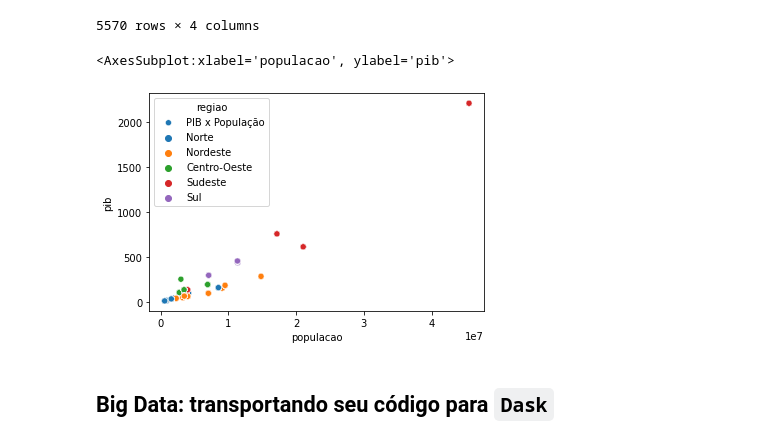
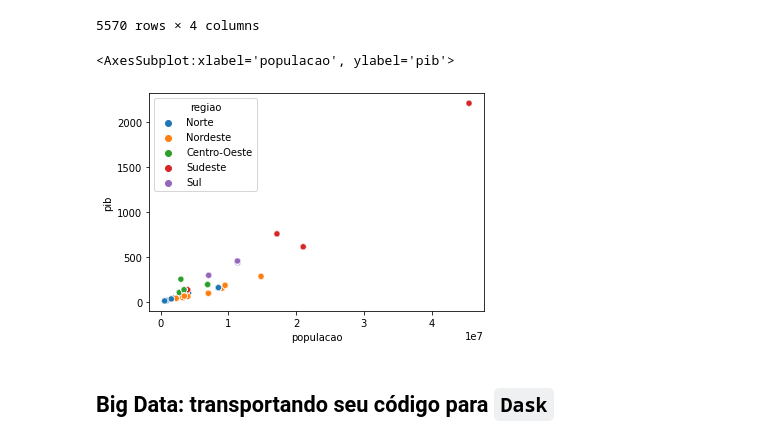
Before and after one commit to vmussa/weboficina-raspagem-python, a Jupyter notebook: notebooks/aula2.ipynb, the cells around one changed output. Saved outputs shown, nothing was run; the diff lists cells and outputs as text; code cells hidden in the pictures.

Commit message:
Conserta scatterplot

```diff
--- a/notebooks/aula2.ipynb
+++ b/notebooks/aula2.ipynb
@@ -790,14 +790,13 @@ data
 # %%
 sns.scatterplot(
     x='populacao',
     y='pib',
     data=data,
-    label="PIB x População",
     hue="regiao"
 )
 # %% [output]
 <AxesSubplot:xlabel='populacao', ylabel='pib'>
-[figure, old version]
+[figure, new version]
 # %% [markdown]
 ## Big Data: transportando seu código para `Dask`
 # %%
```
